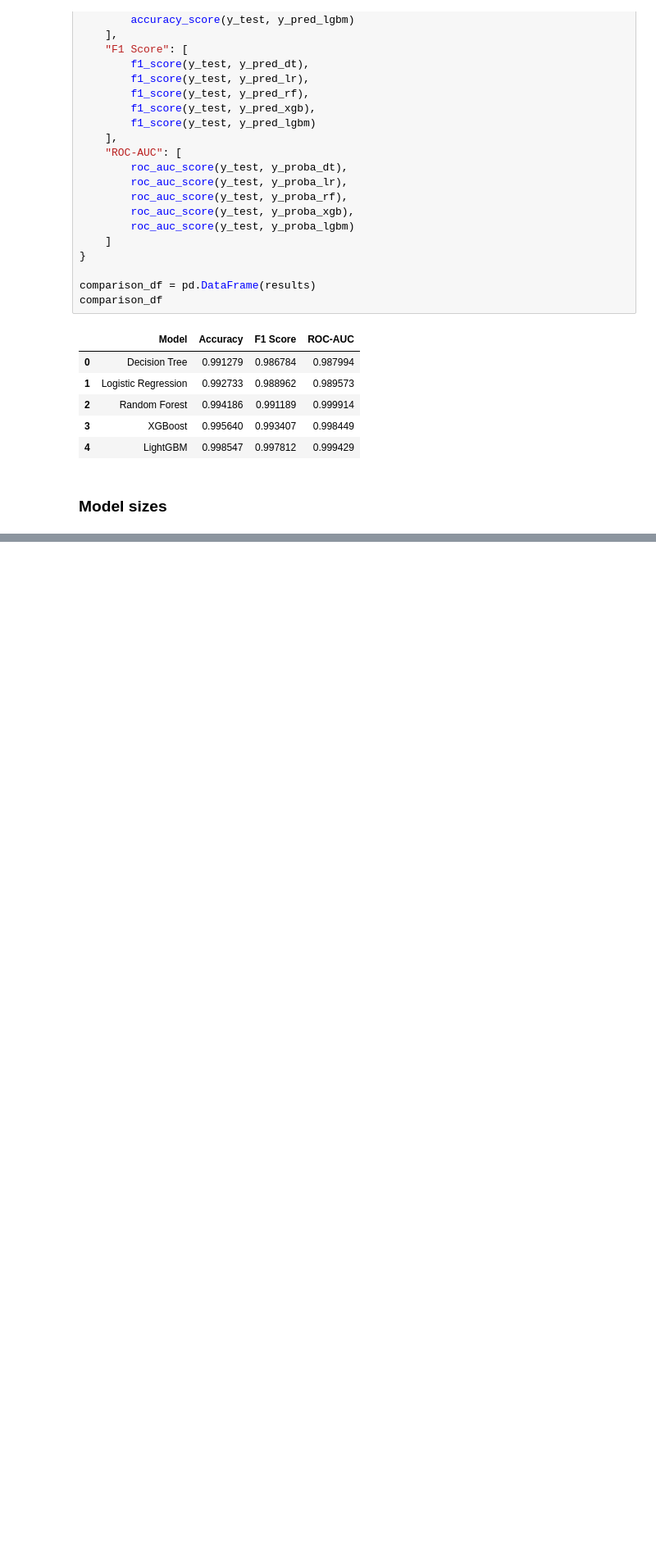
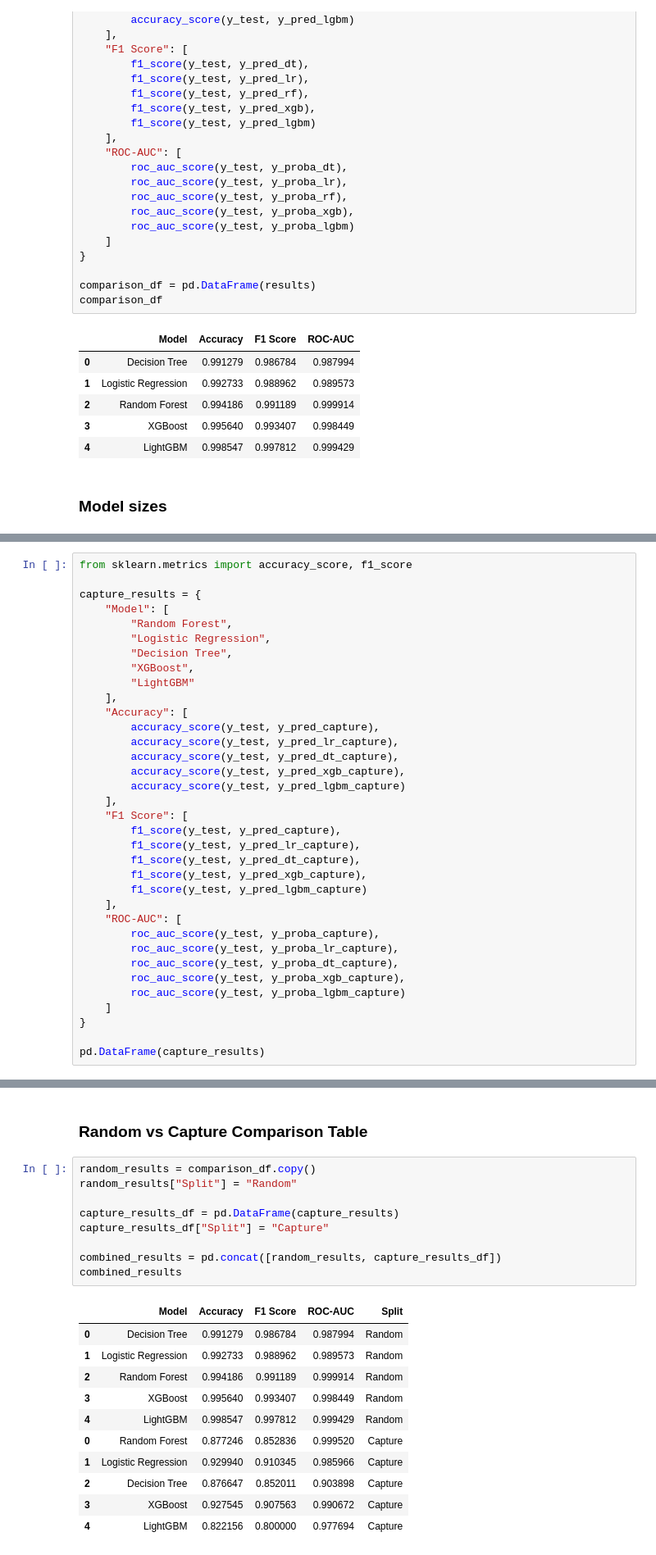
Before and after one commit to Amin256/iot-edge-ids, a Jupyter notebook: notebooks/baseline_model.ipynb, the cells around one changed output, grey strips where cells are left out. Shown at 82% size. Cells and saved outputs as stored; diff of their text form; blank space fills up the shorter version.

Commit message:
Capture based evalutation on all models

```diff
--- a/notebooks/baseline_model.ipynb
+++ b/notebooks/baseline_model.ipynb
@@ -396,0 +590,35 @@ LightGBM size: 392.10 KB
+# %%
+from sklearn.metrics import accuracy_score, f1_score
+
+capture_results = {
+    "Model": [
+        "Random Forest",
+        "Logistic Regression",
+        "Decision Tree",
+        "XGBoost",
+        "LightGBM"
+    ],
+    "Accuracy": [
+        accuracy_score(y_test, y_pred_capture),
+        accuracy_score(y_test, y_pred_lr_capture),
+        accuracy_score(y_test, y_pred_dt_capture),
+        accuracy_score(y_test, y_pred_xgb_capture),
+        accuracy_score(y_test, y_pred_lgbm_capture)
+    ],
+    "F1 Score": [
+        f1_score(y_test, y_pred_capture),
+        f1_score(y_test, y_pred_lr_capture),
+        f1_score(y_test, y_pred_dt_capture),
+        f1_score(y_test, y_pred_xgb_capture),
+        f1_score(y_test, y_pred_lgbm_capture)
+    ],
+    "ROC-AUC": [
+        roc_auc_score(y_test, y_proba_capture),
+        roc_auc_score(y_test, y_proba_lr_capture),
+        roc_auc_score(y_test, y_proba_dt_capture),
+        roc_auc_score(y_test, y_proba_xgb_capture),
+        roc_auc_score(y_test, y_proba_lgbm_capture)
+    ]
+}
+
+pd.DataFrame(capture_results)
@@ -396,0 +632,23 @@ LightGBM size: 392.10 KB
+# %% [markdown]
+### Random vs Capture Comparison Table
+# %%
+random_results = comparison_df.copy()
+random_results["Split"] = "Random"
+
+capture_results_df = pd.DataFrame(capture_results)
+capture_results_df["Split"] = "Capture"
+
+combined_results = pd.concat([random_results, capture_results_df])
+combined_results
+# %% [output]
+|  | Model | Accuracy | F1 Score | ROC-AUC | Split |
+| 0 | Decision Tree | 0.991279 | 0.986784 | 0.987994 | Random |
+| 1 | Logistic Regression | 0.992733 | 0.988962 | 0.989573 | Random |
+| 2 | Random Forest | 0.994186 | 0.991189 | 0.999914 | Random |
+| 3 | XGBoost | 0.995640 | 0.993407 | 0.998449 | Random |
+| 4 | LightGBM | 0.998547 | 0.997812 | 0.999429 | Random |
+| 0 | Random Forest | 0.877246 | 0.852836 | 0.999520 | Capture |
+| 1 | Logistic Regression | 0.929940 | 0.910345 | 0.985966 | Capture |
+| 2 | Decision Tree | 0.876647 | 0.852011 | 0.903898 | Capture |
+| 3 | XGBoost | 0.927545 | 0.907563 | 0.990672 | Capture |
+| 4 | LightGBM | 0.822156 | 0.800000 | 0.977694 | Capture |
```
Also changed, not shown: parts of 17 cells of this notebook.
